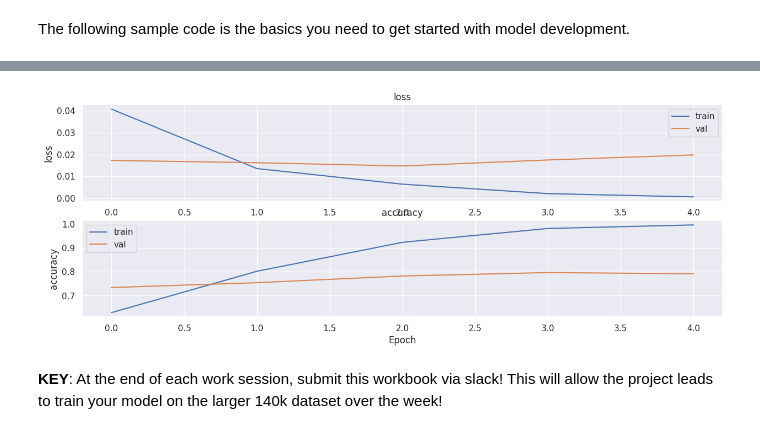
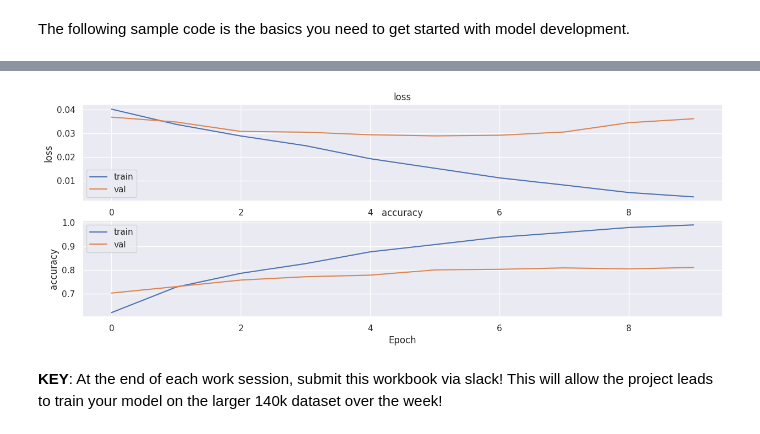
Before and after one commit to MichiganDataScienceTeam/W24-RvF, a Jupyter notebook: submission/workbook.ipynb, the cells around one changed output, grey strips where cells are left out. Saved outputs shown, nothing was run; the diff lists cells and outputs as text; code cells hidden in the pictures.

```diff
--- a/submission/workbook.ipynb
+++ b/submission/workbook.ipynb
@@ -68,7 +68,7 @@ def preprocess(image) -> torch.Tensor:
     tensor = torch.tensor(image, dtype = torch.float32).permute(2, 0, 1)
     tight = torch.from_numpy(cv2.Canny(image, 118, 128)).view(1, 256, 256) # Edge.
     tensor = v2.Normalize(mean = mean, std = std)(tensor)
-    tensor =  v2.ColorJitter(brightness=.5, hue=.3)(tensor) # Color.
+    tensor =  v2.ColorJitter(brightness = 0.5, hue = 0.3)(tensor) # Color.
     tensor = v2.GaussianBlur(kernel_size = (5, 9), sigma = (0.1, 5.))(tensor) # Blur.
     tensor = torch.dstack([tensor.permute(1, 2, 0), tight.permute(1, 2, 0)]).permute(2, 0, 1)
     return tensor
@@ -114,42 +114,52 @@ class Model(torch.nn.Module):
       self.padding = torch.nn.ZeroPad2d(padding = 2)
       self.conv1 = torch.nn.Conv2d(in_channels = 4, out_channels = 16, kernel_size = 3, stride = 1)
       self.dropout = torch.nn.Dropout(p = 0.10)
-      self.conv2 = torch.nn.Conv2d(in_channels = 16, out_channels = 128, kernel_size = 3, stride = 1)
+      self.conv2 = torch.nn.Conv2d(in_channels = 16, out_channels = 64, kernel_size = 3, stride = 1)
+      self.conv3 = torch.nn.Conv2d(in_channels = 64, out_channels = 256, kernel_size = 3, stride = 1)
       self.pool = torch.nn.MaxPool2d(kernel_size = 2, stride = 2)
       self.relu = torch.nn.ReLU()
       self.flatten = torch.nn.Flatten()
-      self.fc = torch.nn.Linear(540800, 10)
+      self.fc1 = torch.nn.Linear(278784, 10)
+      self.fc2 = torch.nn.Linear(10, 1)
+      self.sigmoid = torch.nn.Sigmoid()
 
     def forward(self, x):
       pa1 = self.padding(x)
       b1 = self.batchnorm(pa1)
 
       z1 = self.conv1(b1)
-      d1 = self.dropout(z1)
-      h1 = self.relu(d1)
+      h1 = self.relu(z1)
       p1 = self.pool(h1)
 
       pa2 = self.padding(p1)
 
       z2 = self.conv2(pa2)
-      d2 = self.dropout(z2)
-      h2 = self.relu(d2)
+      h2 = self.relu(z2)
       p2 = self.pool(h2)
 
-      flat = self.flatten(p2)
-      z = self.fc(flat)
+      pa3 = self.padding(p2)
 
-      return z
+      z3 = self.conv3(pa3)
+      h3 = self.relu(z3)
+      p3 = self.pool(h3)
+
+      flat = self.flatten(p3)
+      d1 = self.dropout(flat)
+      z1 = self.fc1(d1)
+      d2 = self.dropout(z1)
+      z2 = self.fc2(d2)
+
+      return self.sigmoid(z2).squeeze(1)
 # %%
-train_loader, val_loader = get_loaders(preprocessor = preprocess, data_directory = "data/rvf10k")
+train_loader, val_loader = get_loaders(batch_size = 16, preprocessor = preprocess, data_directory = "data/rvf10k")
 
 model = Model()
-optimizer = torch.optim.Adam(model.parameters(), lr = 5e-4) # TODO: Change the optimizer to explore different options
-criterion = torch.nn.CrossEntropyLoss() # TODO: Change the criterion to explore different options
+optimizer = torch.optim.Adam(model.parameters(), lr = 5e-5) # TODO: Change the optimizer to explore different options
+criterion = torch.nn.BCELoss() # TODO: Change the criterion to explore different options
 
-history = train_model(model, criterion, optimizer, train_loader, val_loader, epochs = 5)
+history = train_model(model, criterion, optimizer, train_loader, val_loader)
 plot_performance(history)
 
 # Load the model from the training run
-load_model(model, "checkpoints", 4) # change epoch from 0 to something else
+load_model(model, "checkpoints", 9) # change epoch from 0 to something else
 # %% [output]
@@ -161,3 +176,3 @@ Epoch 5: Loss - (Train 4.45/Val 0.02), Accuracy - (Train 1.00/Val 0.79)
-[figure, old version]
+[figure, new version]
 # %% [markdown]
 **KEY**: At the end of each work session, submit this workbook via slack! This will allow the project leads to train your model on the larger 140k dataset over the week!
```
Also changed, not shown: parts of 2 cells of this notebook.
